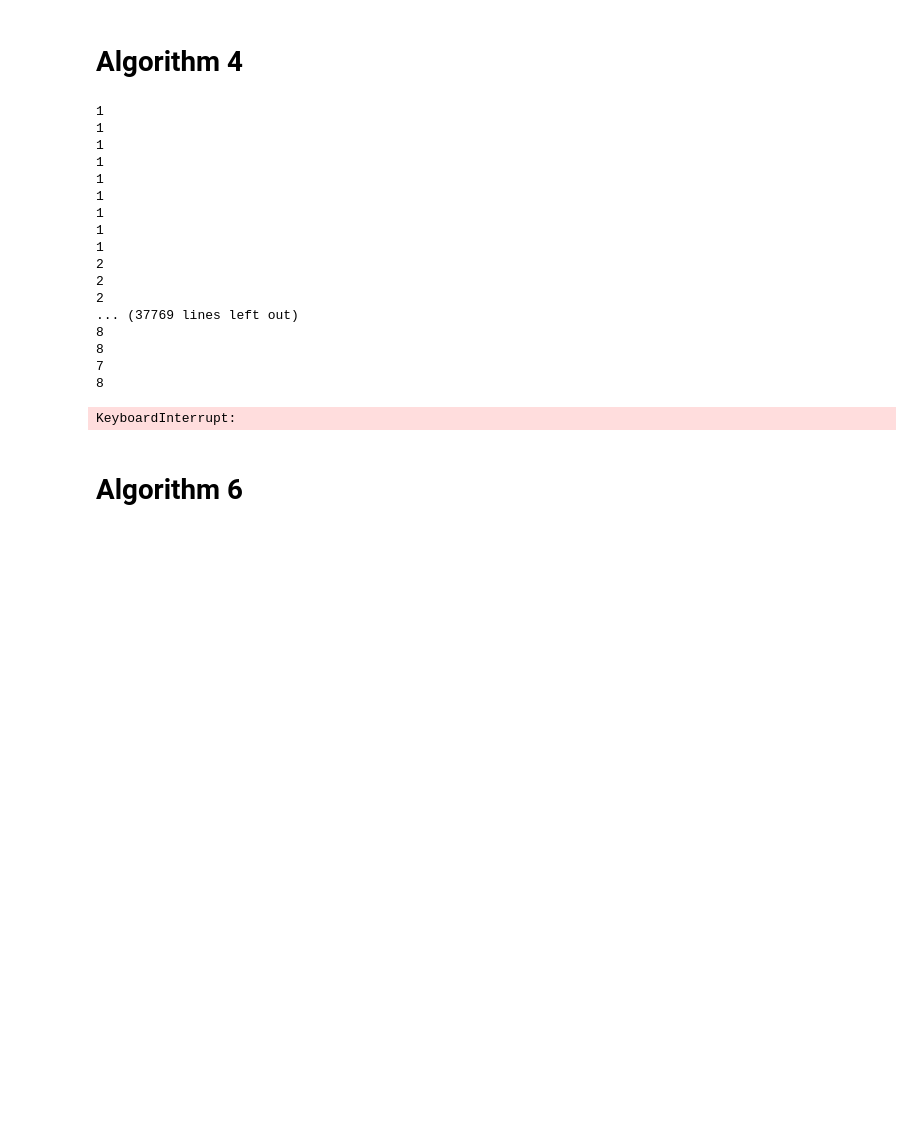
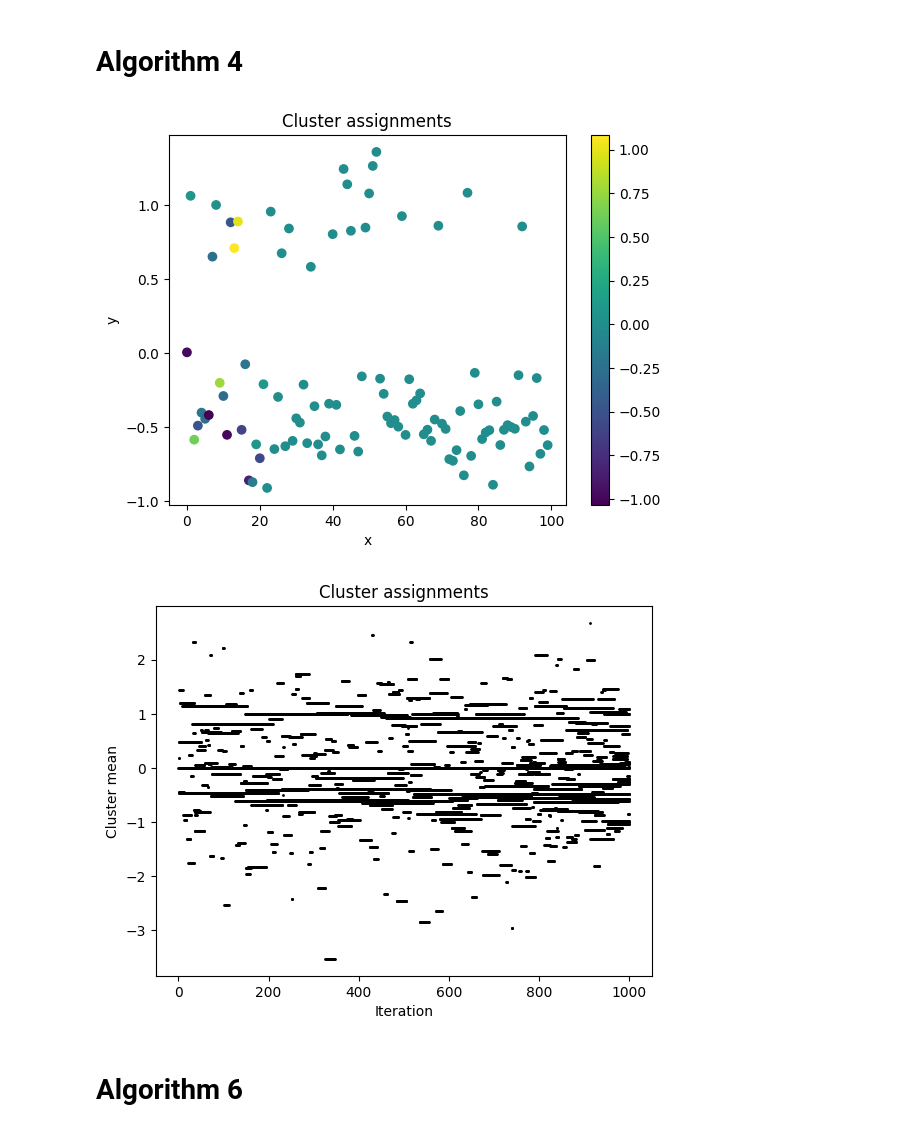
Before and after one commit to MariusAlonso/MVA-PGM-Sampling-Methods-DP-Mixture-Models, a Jupyter notebook: algos.ipynb, the cells around one changed output. Saved outputs shown, nothing was run; the diff lists cells and outputs as text; code cells hidden in the pictures; blank space fills up the shorter version.

```diff
--- a/algos.ipynb
+++ b/algos.ipynb
@@ -96,43 +95,28 @@ def algorithm_4(N, y, alpha):
 # %%
 # Run algorithm
 N = 1000
 cs, phis = algorithm_4(N, y, alpha)
 
 # Plot results
 plt.figure()
 plt.scatter(np.arange(n), y, c=phis[-1])
 plt.title("Cluster assignments")
 plt.xlabel("x")
 plt.ylabel("y")
 plt.colorbar()
 plt.show()
 
 plt.figure()
-plt.scatter(np.sort(np.unique(cs, axis=1), axis=0)[:, 0], np.sort(np.unique(cs, axis=0), axis=0)[:, 1])
+for it in range(0, N+1):
+    sorted_phi = np.sort(np.unique(phis[it]))
+    plt.scatter([it] * len(sorted_phi), sorted_phi, s=1, c="black")
 plt.title("Cluster assignments")
-plt.xlabel("x")
-plt.ylabel("y")
-plt.colorbar()
+plt.xlabel("Iteration")
+plt.ylabel("Cluster mean")
 plt.show()
 # %% [output]
-1
-1
-1
-1
-1
-1
-1
-1
-1
-2
-2
-2
-... (37769 lines left out)
-8
-8
-7
-8
-KeyboardInterrupt:
+[figure, added]
+[figure, added]
 # %% [markdown]
 # Algorithm 6
 # %%
```
Also changed, not shown: parts of 2 cells of this notebook.
